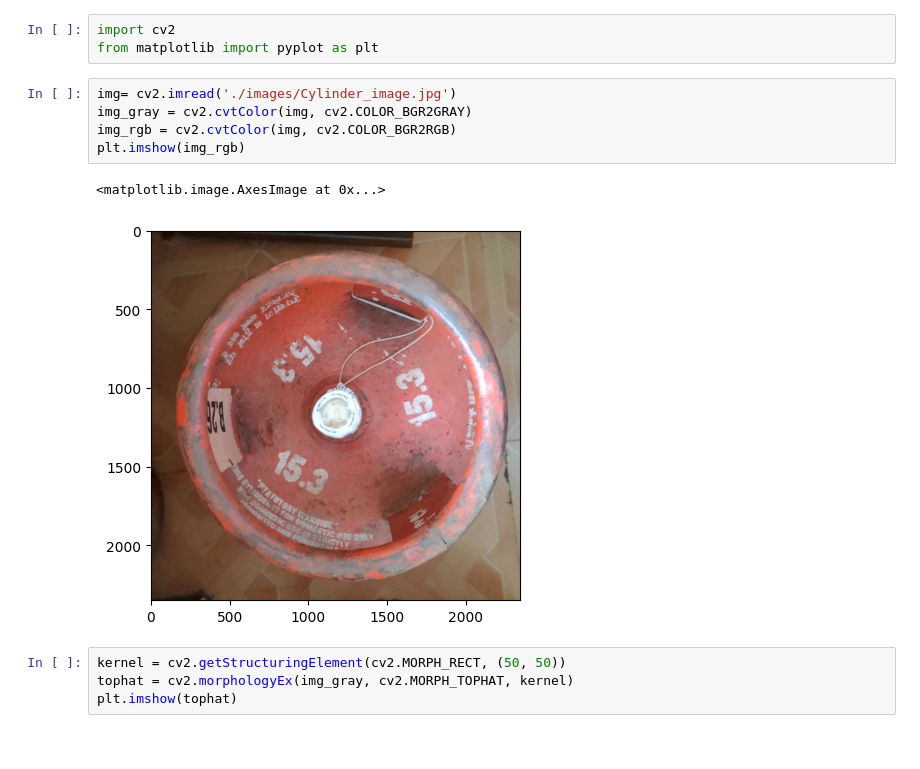
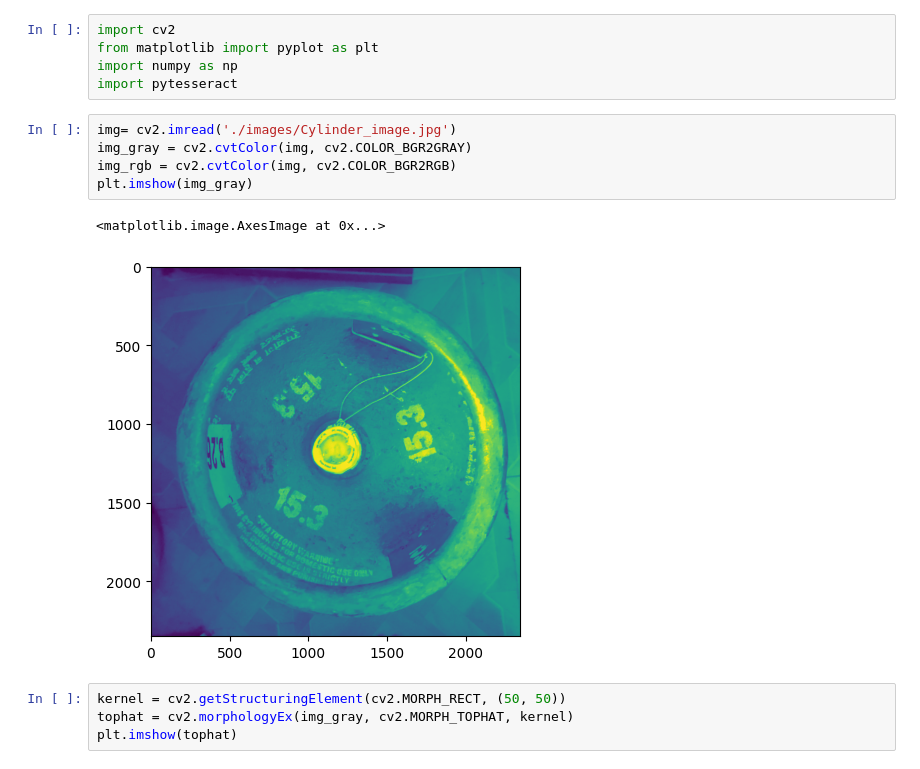
Before and after one commit to siddeshwarnavink/gas-cylinder-weight, a Jupyter notebook: gas-cylinder-weight/testing.ipynb, the cells around one changed output. Saved outputs shown, nothing was run; the diff lists cells and outputs as text.

```diff
--- a/gas-cylinder-weight/testing.ipynb
+++ b/gas-cylinder-weight/testing.ipynb
@@ -1,14 +1,16 @@
 # %%
 import cv2
 from matplotlib import pyplot as plt
+import numpy as np
+import pytesseract
 # %%
 img= cv2.imread('./images/Cylinder_image.jpg')
 img_gray = cv2.cvtColor(img, cv2.COLOR_BGR2GRAY)
 img_rgb = cv2.cvtColor(img, cv2.COLOR_BGR2RGB)
-plt.imshow(img_rgb)
+plt.imshow(img_gray)
 # %% [output]
 <matplotlib.image.AxesImage at 0x...>
-[figure, old version]
+[figure, new version]
 # %%
 kernel = cv2.getStructuringElement(cv2.MORPH_RECT, (50, 50))
 tophat = cv2.morphologyEx(img_gray, cv2.MORPH_TOPHAT, kernel)
```
Also changed, not shown: parts of 1 cell of this notebook.
